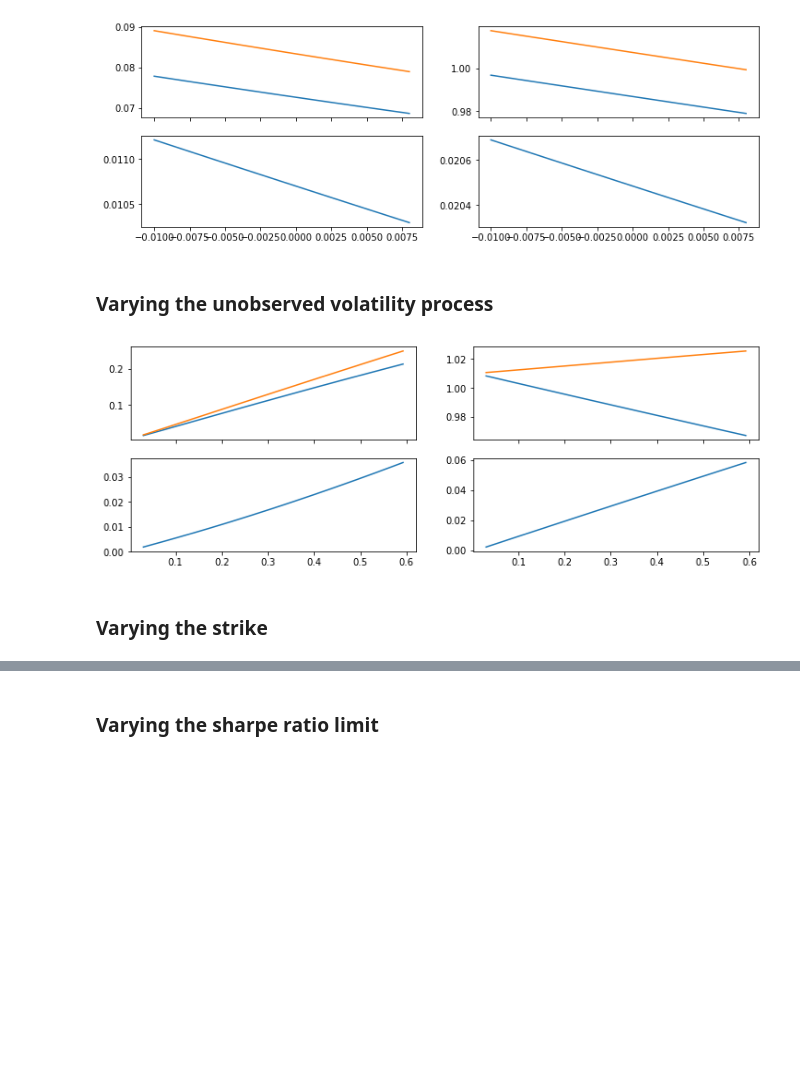
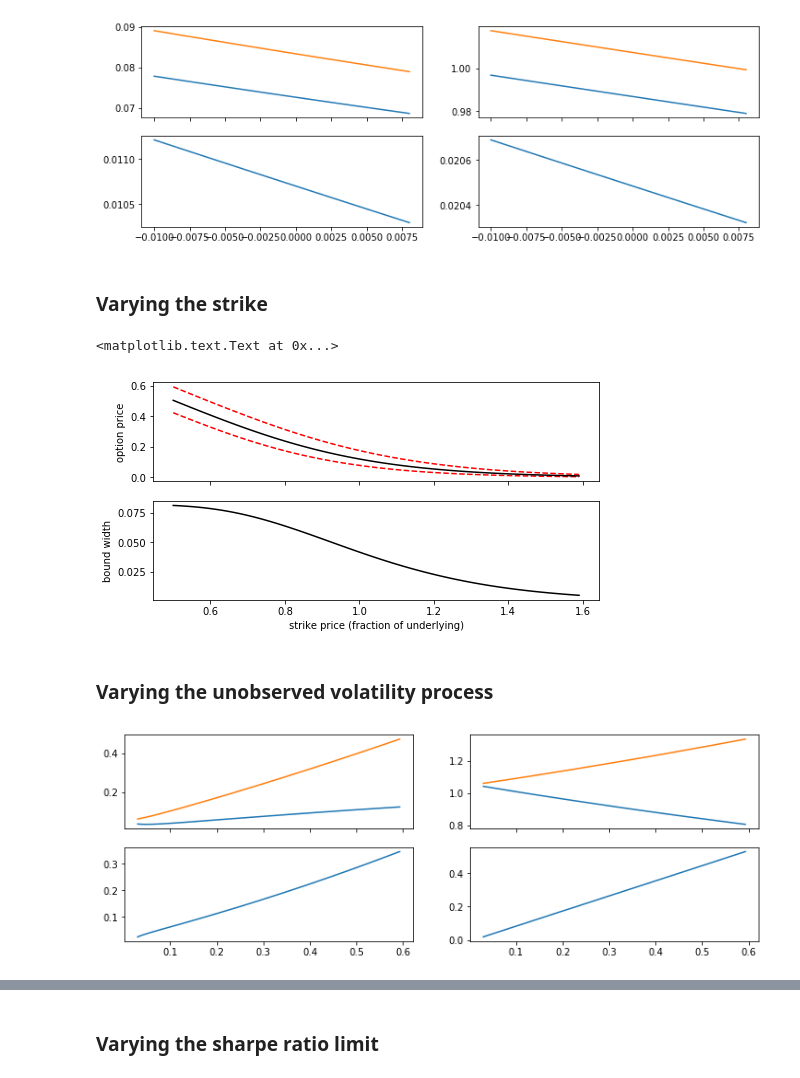
Before and after one commit to sebasv/thesis, a Jupyter notebook: Simulations.ipynb, the cells around one changed output, grey strips where cells are left out. Cells and saved outputs as stored; diff of their text form; code cells hidden in the pictures; blank space fills up the shorter version.

```diff
--- a/Simulations.ipynb
+++ b/Simulations.ipynb
@@ -111,6 +113,31 @@ ax3.plot(X, YF[:,1] - YF[:,0]);
 ax4.plot(X, YV[:,1] - YV[:,0]);
 # %% [output]
 [figure]
+# %% [markdown]
+### Varying the strike
+# %%
+X = np.arange(.5,1.6,.01)
+YF = np.zeros((len(X), 3))
+
+for k, YFi in zip(X, YF):
+    V, M_lb, M, M_ub, F = simulate(k=k, Sh=5*_Sh, sV=.3)
+    YFi += np.array([np.mean(M_lb*F), np.mean(M*F), np.mean(M_ub*F)])
+
+fix, (ax1, ax3) = plt.subplots(nrows=2, figsize=(8,4), sharex=True)
+ax1.plot(X, YF.T[0], 'r--', X, YF.T[1], 'k-', X, YF.T[2], 'r--', )
+ax3.plot(X, YF[:,1] - YF[:,0], 'k');
+ax3.set_xlabel('strike price (fraction of underlying)')
+ax1.set_ylabel('option price')
+ax3.set_ylabel('bound width')
+
+# ax3.plot(X, stats.norm.cdf(5*(1-X))*.081)
+# ax3.plot(X, stats.lognorm.sf(X, s=.3)*.082, 'r-.')
+
+# tikz_save('../scriptie/img/varystrike.tex', figureheight='1.5in', figurewidth='4in')
+# print(subprocess.check_output(r'cd ..\scriptie\ && git commit -a -m "img" && git pull && git push', shell=True).decode('utf-8'))
+# %% [output]
+<matplotlib.text.Text at 0x...>
+[figure, added]
 # %% [markdown]
 ### Varying the unobserved volatility process
 # %%
@@ -129,6 +156,4 @@ ax2.plot(X, YV)
 ax3.plot(X, YF[:,1] - YF[:,0]);
 ax4.plot(X, YV[:,1] - YV[:,0]);
 # %% [output]
-[figure, old version]
+[figure, new version]
-# %% [markdown]
-### Varying the strike
```
Also changed, not shown: parts of 7 cells of this notebook.
